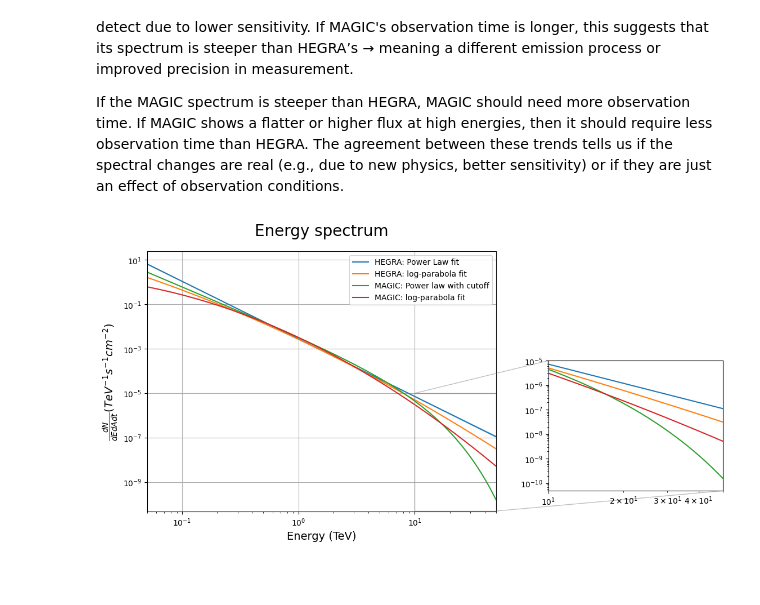
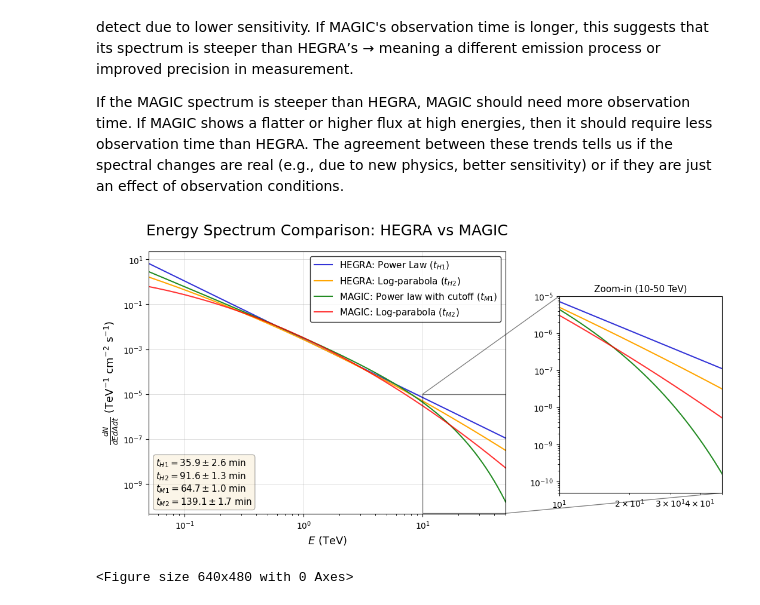
Before and after one commit to jonathancavallin/LCP-Mod_A-Project_MAGIC-Data-Analysis, a Jupyter notebook: SDL_part7_ver2.ipynb, the cells around one changed output. Saved outputs shown, nothing was run; the diff lists cells and outputs as text; code cells hidden in the pictures; blank space fills up the shorter version.

```diff
--- a/SDL_part7_ver2.ipynb
+++ b/SDL_part7_ver2.ipynb
@@ -645,41 +645,50 @@ The agreement between these trends tells us if the spectral changes are real (e.
 # %%
 E = np.linspace(Emin, Emax, 2**20+1)
 
-fig, ax = plt.subplots(figsize=(8, 6))
+fig, ax = plt.subplots(figsize=(7.7, 5.7))
 
-ax.plot(E, 1e8 * dJ_H(E, (c1 * 1e-4), alpha1), label='HEGRA: Power Law fit')
-ax.plot(E, 1e8 * dJ_MC_H(E, (c2 * 1e-4), alpha2, beta), label='HEGRA: log-parabola fit')
-ax.plot(E, 1e8 * dJ1_MC_M(E, f0, alpha, Ec), label='MAGIC: Power law with cutoff')
-ax.plot(E, 1e8 * dJ2_MC_M(E, f02, alpha2, beta2), label='MAGIC: log-parabola fit')
-
+ax.plot(E, 1e8 * dJ_H(E, (c1 * 1e-4), alpha1), color='mediumblue', alpha=0.8, label='HEGRA: Power Law ($t_{H1}$)')
+ax.plot(E, 1e8 * dJ_MC_H(E, (c2 * 1e-4), alpha2, beta), color='orange', label='HEGRA: Log-parabola ($t_{H2}$)')
+ax.plot(E, 1e8 * dJ1_MC_M(E, f0, alpha, Ec), color='forestgreen', label='MAGIC: Power law with cutoff ($t_{M1}$)')
+ax.plot(E, 1e8 * dJ2_MC_M(E, f02, alpha2, beta2), color='red', alpha=0.8, label='MAGIC: Log-parabola ($t_{M2}$)')
 ax.semilogx()
 ax.semilogy()
-ax.set_title('Energy spectrum',fontsize=20, pad =20)
-ax.set_xlabel('Energy (TeV)',fontsize=14)
-ax.set_ylabel(r'$\frac{dN}{dE dA dt} (TeV^{-1} s^{-1} cm^{-2})$',fontsize=14)    #da controllare---------------------------
 ax.set_xlim([Emin, Emax])
-ax.legend(loc='best')
+ax.set_xlabel(r'$E$ (TeV)', fontsize=13)
+ax.set_ylabel(r'$\frac{dN}{dE dA dt}$ (TeV$^{-1}$ cm$^{-2}$ s$^{-1}$)', fontsize=13)
+ax.set_title('Energy Spectrum Comparison: HEGRA vs MAGIC', fontsize=18, pad=20)
+ax.legend(loc='best', fontsize=11, frameon=True, edgecolor='black')
+ax.grid(True, linestyle='-', linewidth=0.6, alpha=0.5)
 
-# inset Axes....
-x1, x2, y1, y2 = 1e1, 5e1, 5e-11, 1e-5  # subregion of the original image
+#Zoom-in
+x1, x2, y1, y2 = 1e1, 5e1, 5e-11, 1e-5
 
-# step4 Plot a zoomed graph
-axins = ax.inset_axes([1.15, 0.08, 0.50, 0.50])
-axins.plot(E, 1e8 * dJ_H(E, (c1 * 1e-4), alpha1), label='HEGRA: Power Law fit')
-axins.plot(E, 1e8 * dJ_MC_H(E, (c2 * 1e-4), alpha2, beta), label='HEGRA: log-parabola fit')
-axins.plot(E, 1e8 * dJ1_MC_M(E, f0, alpha, Ec), label='MAGIC: Power law with cutoff')
-axins.plot(E, 1e8 * dJ2_MC_M(E, f02, alpha2, beta2), label='MAGIC: log-parabola fit')
-
+axins = ax.inset_axes([1.15, 0.08, 0.457, 0.75])
+axins.plot(E, 1e8 * dJ_H(E, (c1 * 1e-4), alpha1), color='mediumblue', alpha=0.8)
+axins.plot(E, 1e8 * dJ_MC_H(E, (c2 * 1e-4), alpha2, beta), color='orange')
+axins.plot(E, 1e8 * dJ1_MC_M(E, f0, alpha, Ec), color='forestgreen')
+axins.plot(E, 1e8 * dJ2_MC_M(E, f02, alpha2, beta2), color='red', alpha=0.8)
+axins.semilogx()
+axins.semilogy()
 axins.set_xlim(x1, x2)
 axins.set_ylim(y1, y2)
-axins.semilogx()
-axins.semilogy()
+axins.set_title('Zoom-in (10-50 TeV)', fontsize=11)
 
-ax.indicate_inset_zoom(axins)
-ax.grid()
-#ax.set_box_aspect(0.75)
-#fig.subplots_adjust(bottom=0.1,top=0.7)
+ax.indicate_inset_zoom(axins, edgecolor="black")
+
+#Results
+textstr = (
+    r'$t_{H1} = %.1f \pm %.1f$ min' % (t1_H, sigma_t1_H) + '\n' +
+    r'$t_{H2} = %.1f \pm %.1f$ min' % (t2_MC_H, sigma_t2_MC_H) + '\n' +
+    r'$t_{M1} = %.1f \pm %.1f$ min' % (t1_MC_M, sigma_t1_MC_M) + '\n' +
+    r'$t_{M2} = %.1f \pm %.1f$ min' % (t2_MC_M, sigma_t2_MC_M)
+)
+
+props = dict(boxstyle='round', facecolor='wheat', alpha=0.3)
+ax.text(0.02, 0.215, textstr, transform=ax.transAxes, fontsize=11,
+        verticalalignment='top', bbox=props)
 
 plt.show()
 # %% [output]
-[figure, old version]
+[figure, new version]
+<Figure size 640x480 with 0 Axes>
```
Also changed, not shown: parts of 8 cells of this notebook.
